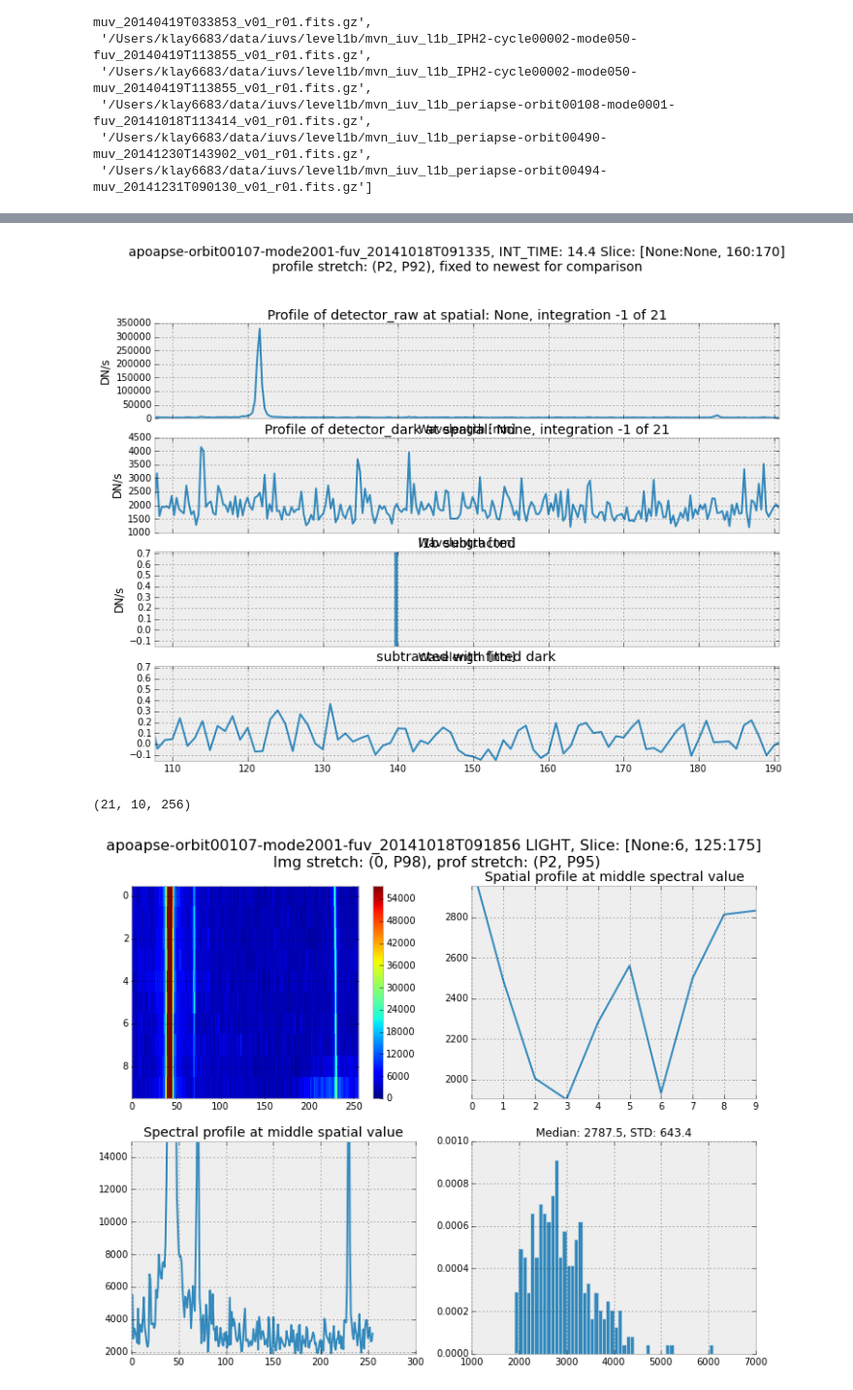
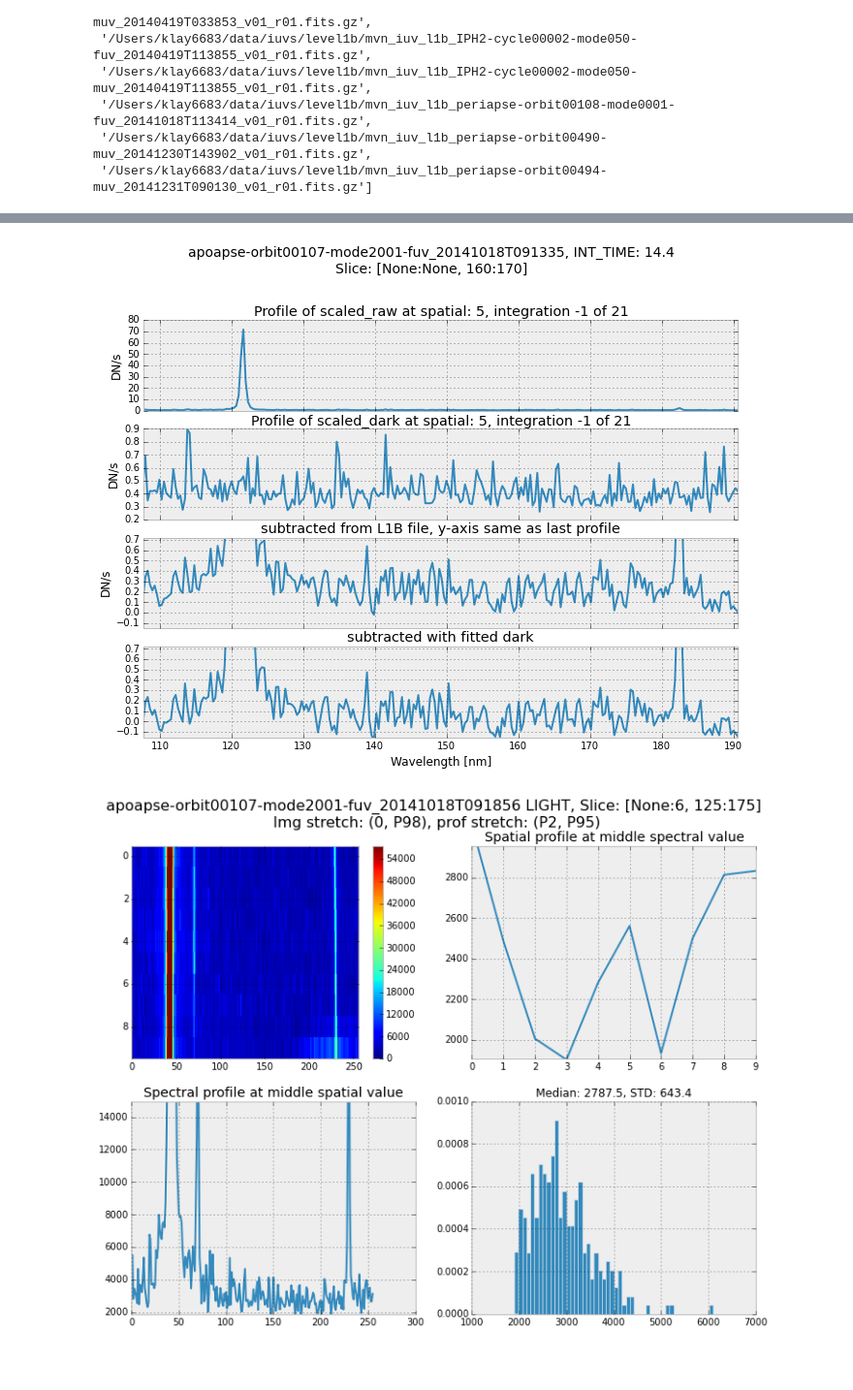
Before and after one commit to michaelaye/iuvs, a Jupyter notebook: notebooks/2015-03-01 IUVS Meeting Berkeley.ipynb, the cells around one changed output, grey strips where cells are left out. Shown: that part at 97% size. Cells and saved outputs as stored; diff of their text form; code cells hidden in the pictures; blank space fills up the shorter version.

Commit message:
fixing many little things to make plots look right

```diff
--- a/notebooks/2015-03-01 IUVS Meeting Berkeley.ipynb
+++ b/notebooks/2015-03-01 IUVS Meeting Berkeley.ipynb
@@ -114,7 +116,8 @@ def img_profile_and_stats(img, l1b, title, spatialslice, spectralslice,
         no = 4
     fig.savefig('plots/'+get_title(l1b)+'_'+str(no)+'.png', dpi=150)
 # %%
-def poly_fitting(l1b, fullraw, fulldark, spatialslice, spectralslice):
+def poly_fitting(l1b, integration, spatialslice, spectralslice):
+    fullraw, fulldark = l1b.get_light_and_dark(integration)
     light = fullraw[spatialslice, spectralslice]
     dark = fulldark[spatialslice, spectralslice]
     scaler = scaling.PolyScaler(dark, light)
@@ -122,27 +125,39 @@ def poly_fitting(l1b, fullraw, fulldark, spatialslice, spectralslice):
     return scaler.apply_fit(fulldark)
 
 def plot_profiles(l1b, spatialslice, spectralslice, integration):
+    # sharing x axes
     fig, axes = plt.subplots(nrows=4, sharex=True)
     axes = axes.ravel()
-    light = l1b.get_integration('scaled_raw', integration)
-    dark = l1b.get_integration('scaled_dark', integration)
+    light, dark = l1b.get_light_and_dark(integration)
 
     spatial = light.shape[0]//2
+    # Raw profile
     l1b.plot_raw_profile(integration, ax=axes[0])
+    # Dark profile
     l1b.plot_dark_profile(integration, ax=axes[1])
 
     #fitting
-    fitted_dark = poly_fitting(l1b, light, dark, spatialslice, spectralslice)
+    fitted_dark = poly_fitting(l1b, integration, spatialslice, spectralslice)
     sub = light - fitted_dark
     min_, max_ = np.percentile(sub, (2, 92))
+
+    # old subtraction from L1B file
     l1b.plot_some_profile('detector_background_subtracted', integration,
-                          spatial=spatial, ax=axes[2])
+                          spatial=spatial, ax=axes[2], scale=True)
     axes[2].set_ylim(min_, max_)
-    axes[2].set_title('l1b subtracted')
-    axes[3].plot(sub[spatial])
+    axes[2].set_title('subtracted from L1B file, y-axis same as last profile')
+
+    # remove first axis xlabels to make plot less messy
+    for ax in axes[0:3]:
+      ax.set_xlabel('')
+
+    # New subtraction
+    axes[3].plot(l1b.wavelengths[integration], sub[spatial])
     axes[3].set_ylim(min_, max_)
     axes[3].set_title('subtracted with fitted dark')
-    fig.suptitle("{} Slice: [{}:{}, {}:{}]\nprofile stretch: (P2, P92), fixed to newest for comparison"
+    axes[3].set_xlabel('Wavelength [nm]')
+
+    fig.suptitle("{}\nSlice: [{}:{}, {}:{}]\n"
                  .format(l1b.plottitle,
                          spatialslice.start,
                          spatialslice.stop,
@@ -150,10 +165,10 @@ def plot_profiles(l1b, spatialslice, spectralslice, integration):
                          spectralslice.stop),
                  fontsize=14)
     fig.subplots_adjust(top=0.85)
-    fig.tight_layout()
+#     fig.tight_layout()
     fig.savefig('plots/'+l1b.plotfname+'_2.png', dpi=150)
-    return sub
+    return sub[spatial]
 # %%
-plt.rcParams['figure.figsize'] = calc_4_to_3(12)
+plt.rcParams['figure.figsize'] = calc_4_to_3(11)
 # %%
 l1b = io.L1BReader(io.l1b_filenames()[0])
@@ -168,13 +179,9 @@ TypeError: plot_raw_overview() got an unexpected keyword argument 'save_token'
 # %%
 spa_slice = slice(None, None)
 spe_slice = slice(160, 170)
-sub = plot_profiles(l1b, spa_slice, spe_slice, -1)
+subspatial = plot_profiles(l1b, spa_slice, spe_slice, -1)
 # %% [output]
-[figure, old version]
+[figure, new version]
-# %%
-l1b.detector_raw.shape
-# %% [output]
-(21, 10, 256)
 # %%
 img_profile_and_stats(l1b.detector_raw[-1], l1b, 'LIGHT', spa_slice, spe_slice)
 img_profile_and_stats(sub, l1b, 'NEW SUB', spa_slice, spe_slice)
```
Also changed, not shown: parts of 3 cells of this notebook, 1 other file.
